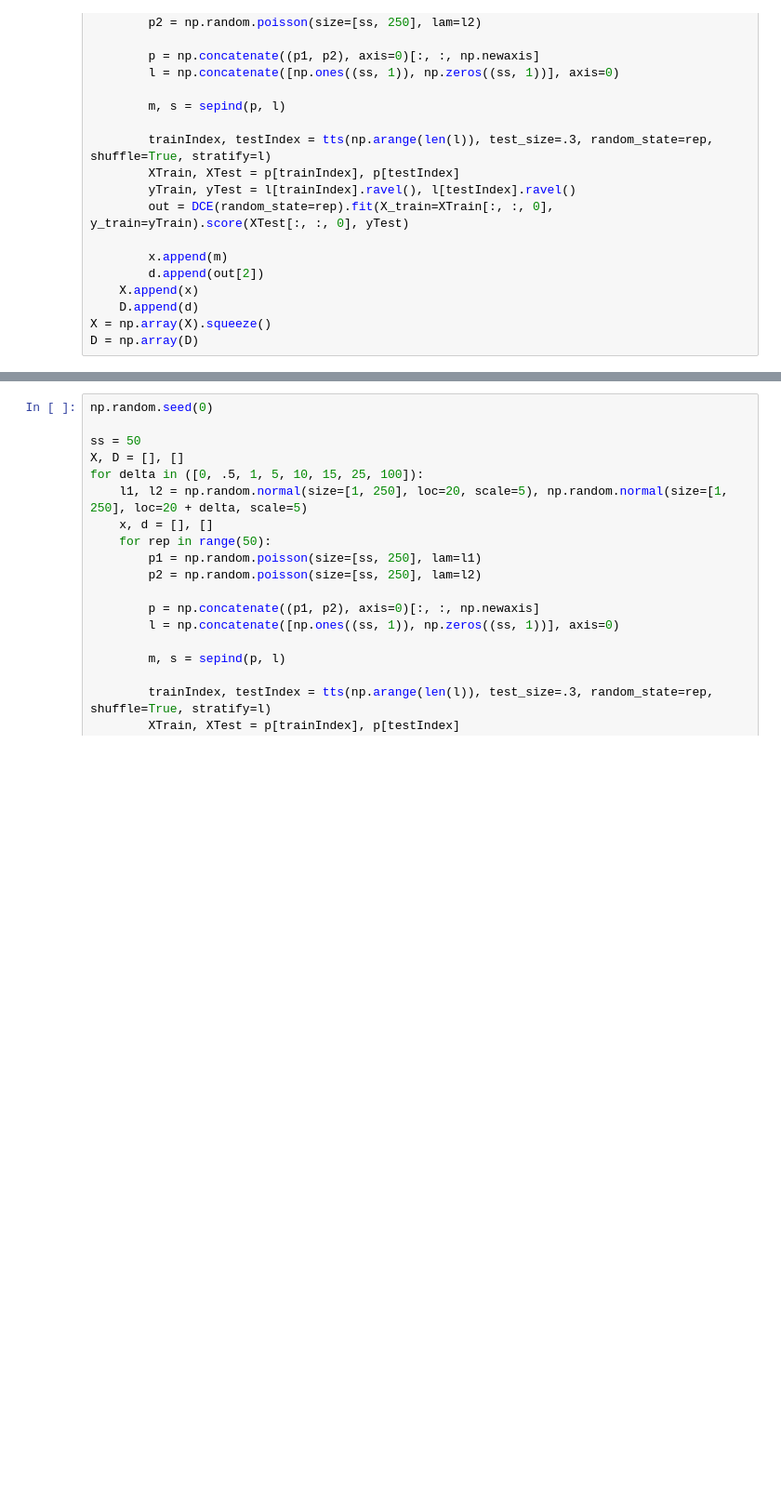
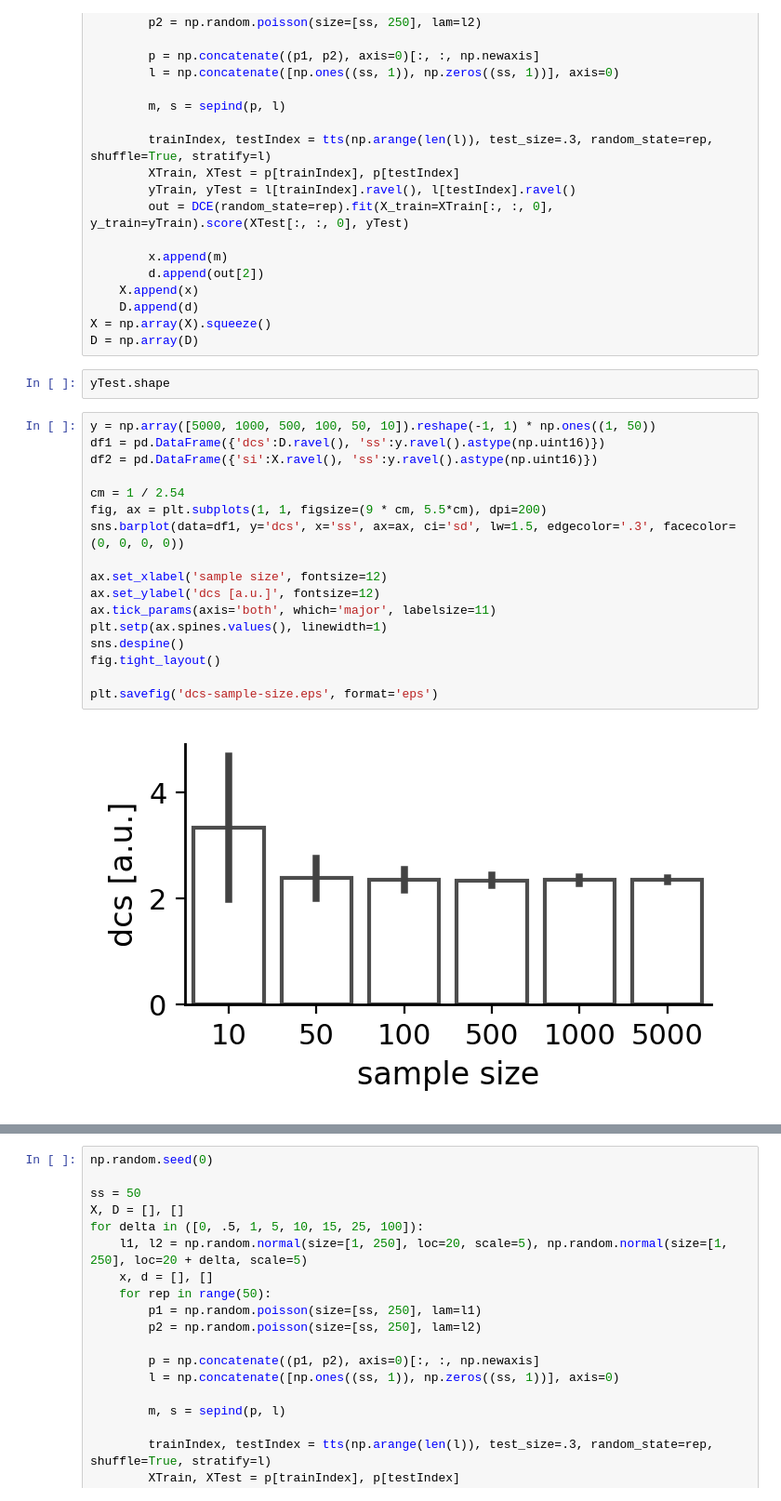
Before and after one commit to mohrabi/sua-categorical-representation, a Jupyter notebook: sim/compareSiVsDcs.ipynb, the cells around one changed output, grey strips where cells are left out. Shown at 93% size. Drawn from its saved outputs; the diff is of its cells as text; blank space fills up the shorter version.

```diff
--- a/sim/compareSiVsDcs.ipynb
+++ b/sim/compareSiVsDcs.ipynb
@@ -41,4 +41,25 @@ for ss in [5000, 1000, 500, 100, 50, 10]:
     D.append(d)
 X = np.array(X).squeeze()
 D = np.array(D)
+# %%
+yTest.shape
+# %%
+y = np.array([5000, 1000, 500, 100, 50, 10]).reshape(-1, 1) * np.ones((1, 50))
+df1 = pd.DataFrame({'dcs':D.ravel(), 'ss':y.ravel().astype(np.uint16)})
+df2 = pd.DataFrame({'si':X.ravel(), 'ss':y.ravel().astype(np.uint16)})
+
+cm = 1 / 2.54
+fig, ax = plt.subplots(1, 1, figsize=(9 * cm, 5.5*cm), dpi=200)
+sns.barplot(data=df1, y='dcs', x='ss', ax=ax, ci='sd', lw=1.5, edgecolor='.3', facecolor=(0, 0, 0, 0))
+
+ax.set_xlabel('sample size', fontsize=12)
+ax.set_ylabel('dcs [a.u.]', fontsize=12)
+ax.tick_params(axis='both', which='major', labelsize=11)
+plt.setp(ax.spines.values(), linewidth=1)
+sns.despine()
+fig.tight_layout()
+
+plt.savefig('dcs-sample-size.eps', format='eps')
+# %% [output]
+[figure, added]
 # %%
```
Also changed, not shown: parts of 10 cells of this notebook, 3 other files.
